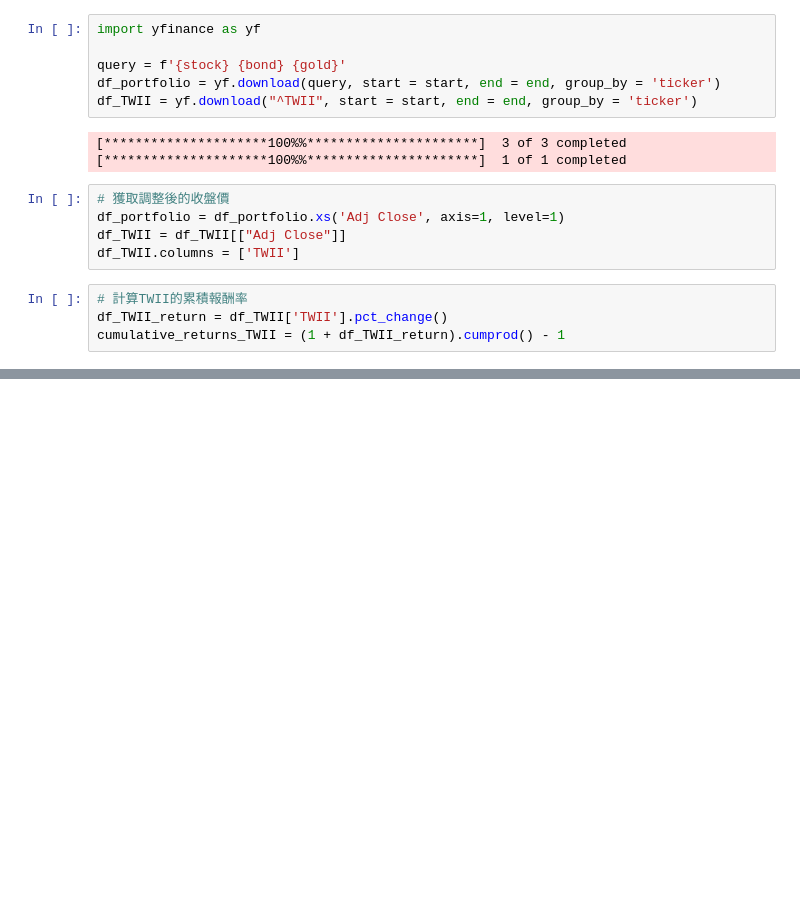
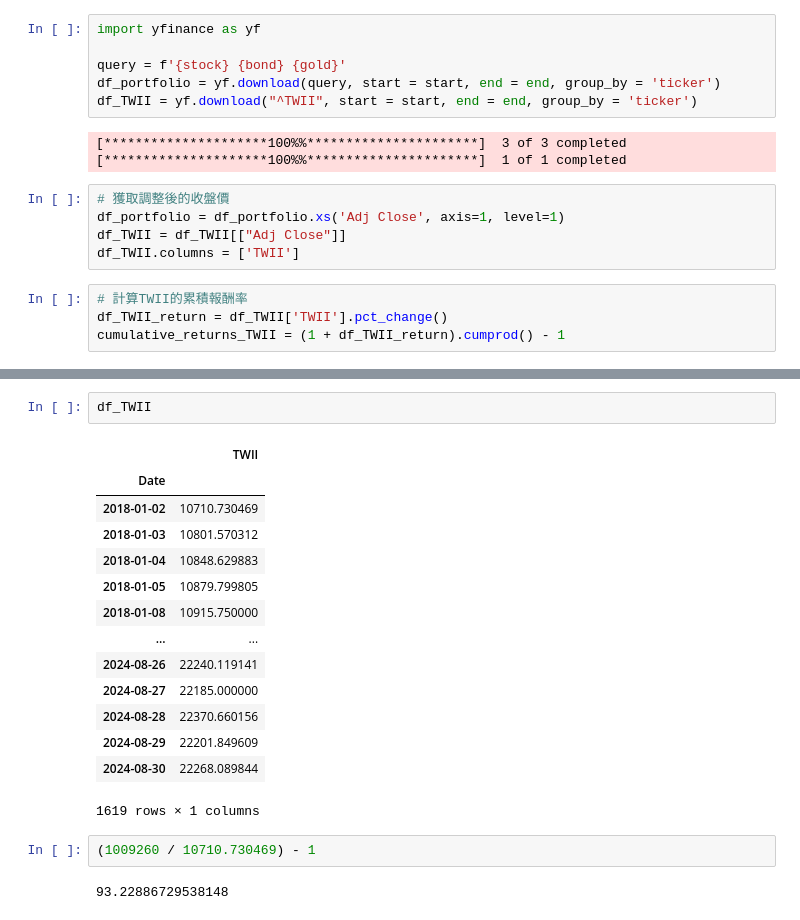
Before and after one commit to JulieKuo/stock, a Jupyter notebook: ETF_portfolio.ipynb, the cells around one changed output, grey strips where cells are left out. Cells and saved outputs as stored; diff of their text form; blank space fills up the shorter version.

```diff
--- a/ETF_portfolio.ipynb
+++ b/ETF_portfolio.ipynb
@@ -118,0 +138,21 @@ df_compare
+# %%
+df_TWII
+# %% [output]
+|  | TWII |
+| Date |  |
+| 2018-01-02 | 10710.730469 |
+| 2018-01-03 | 10801.570312 |
+| 2018-01-04 | 10848.629883 |
+| 2018-01-05 | 10879.799805 |
+| 2018-01-08 | 10915.750000 |
+| ... | ... |
+| 2024-08-26 | 22240.119141 |
+| 2024-08-27 | 22185.000000 |
+| 2024-08-28 | 22370.660156 |
+| 2024-08-29 | 22201.849609 |
+| 2024-08-30 | 22268.089844 |
+1619 rows × 1 columns
+# %%
+(1009260 / 10710.730469) - 1
+# %% [output]
+93.22886729538148
```
Also changed, not shown: parts of 11 cells of this notebook.
